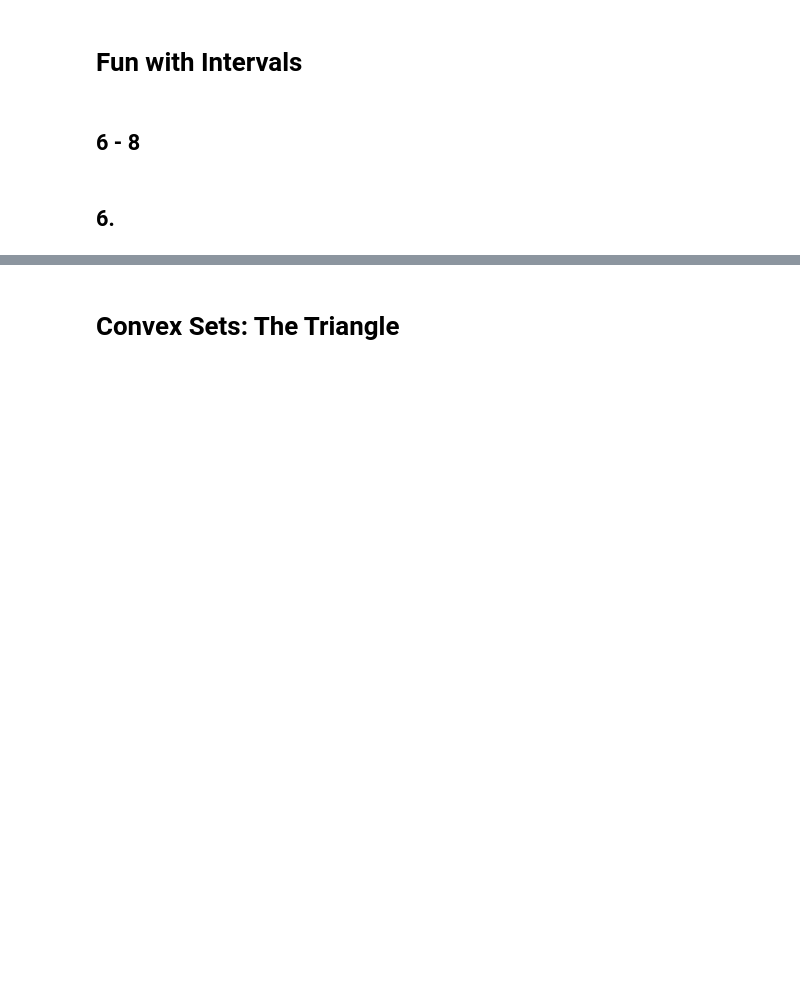
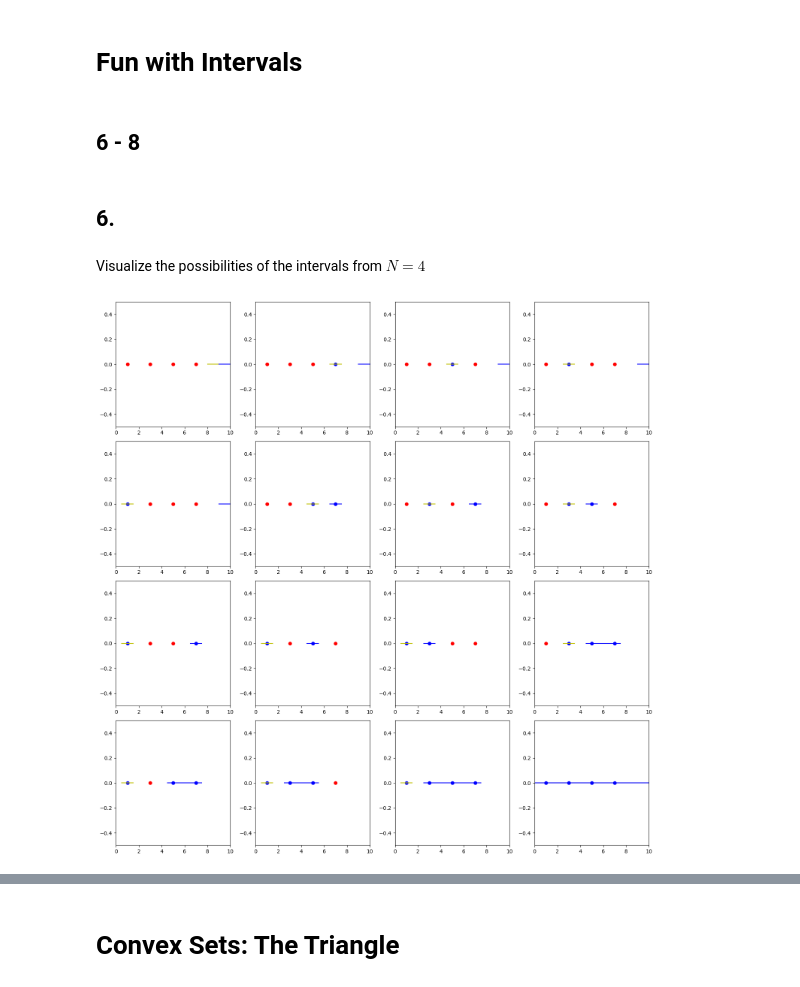
Before and after one commit to nhatminhtrieu/Code-Python, a Jupyter notebook: Notebooks/Intro2ML/Theory/W03/HW3_21127112.ipynb, the cells around one changed output, grey strips where cells are left out. Saved outputs shown, nothing was run; the diff lists cells and outputs as text; code cells hidden in the pictures; blank space fills up the shorter version.

```diff
--- a/Notebooks/Intro2ML/Theory/W03/HW3_21127112.ipynb
+++ b/Notebooks/Intro2ML/Theory/W03/HW3_21127112.ipynb
@@ -32,3 +129,62 @@ Do đó, đáp án đúng là: [d] (i) Not learning, (ii) Supervised Learning, (
 ## 6 - 8
 # %% [markdown]
 ## 6.
+# %% [markdown]
+Visualize the possibilities of the intervals from $N=4$
+# %%
+def plot_case(ax, points, intervals):
+    # Plot the points
+    for point in points:
+        if any(interval[0] <= point[0] <= interval[1] for interval in intervals):
+            ax.plot(point[0], point[1], 'bo')
+        else:
+            ax.plot(point[0], point[1], 'ro')
+
+    # Plot the intervals
+    colors = ['y', 'b']
+    for i, interval in enumerate(intervals):
+        ax.plot([interval[0], interval[1]], [0, 0], colors[i % len(colors)] + '-')
+
+    # Set the x-axis and y-axis limits
+    ax.set_xlim(0, 10)
+    ax.set_ylim(-.5, .5)
+
+# Define the points
+points = [(1, 0), (3, 0), (5, 0), (7, 0)]
+
+# Define the cases of intervals
+interval_cases = [
+    [(8, 9), (9, 10)],
+    [(6.5, 7.5), (9, 10)],
+    [(4.5, 5.5), (9, 10)],
+    [(4.5, 5.5), (6.5, 7.5)],
+    [(2.5, 3.5), (9, 10)],
+    [(2.5, 3.5), (6.5, 7.5)],
+    [(2.5, 3.5), (4.5, 5.5)],
+    [(2.5, 3.5), (4.5, 7.5)],
+    [(0.5, 1.5), (9, 10)],
+    [(0.5, 1.5), (6.5, 7.5)],
+    [(0.5, 1.5), (4.5, 5.5)],
+    [(0.5, 1.5), (4.5, 7.5)],
+    [(0.5, 1.5), (2.5, 3.5)],
+    [(0.5, 1.5), (2.5, 7.5)],
+    [(0.5, 1.5), (2.5, 5.5)],
+    [(0, 10), (0, 10)],
+]
+
+# Sort the cases based on the number of red points in reverse order
+interval_cases.sort(key=lambda intervals: sum(1 for point in points if not any(interval[0] <= point[0] <= interval[1] for interval in intervals)), reverse=True)
+
+# Create a 4x4 grid of subplots
+fig, axs = plt.subplots(4, 4, figsize=(15, 15))
+
+# Create the plots for each case
+for i, intervals in enumerate(interval_cases):
+    ax = axs[i // 4, i % 4]
+    plot_case(ax, points, intervals)
+
+# Show the plot
+plt.tight_layout()
+plt.show()
+# %% [output]
+[figure, added]
```
Also changed, not shown: parts of 45 cells of this notebook, 7 other files.
